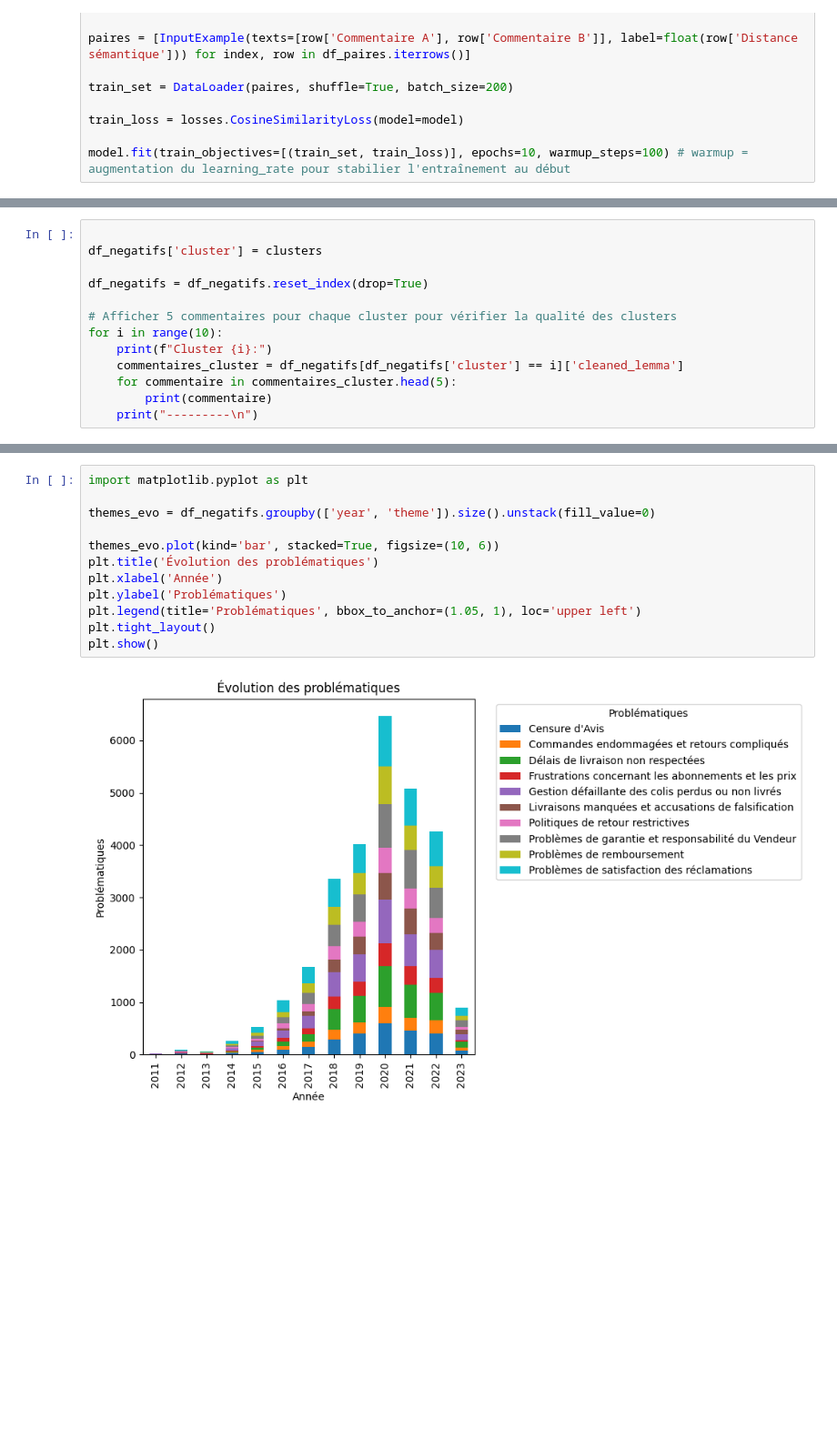
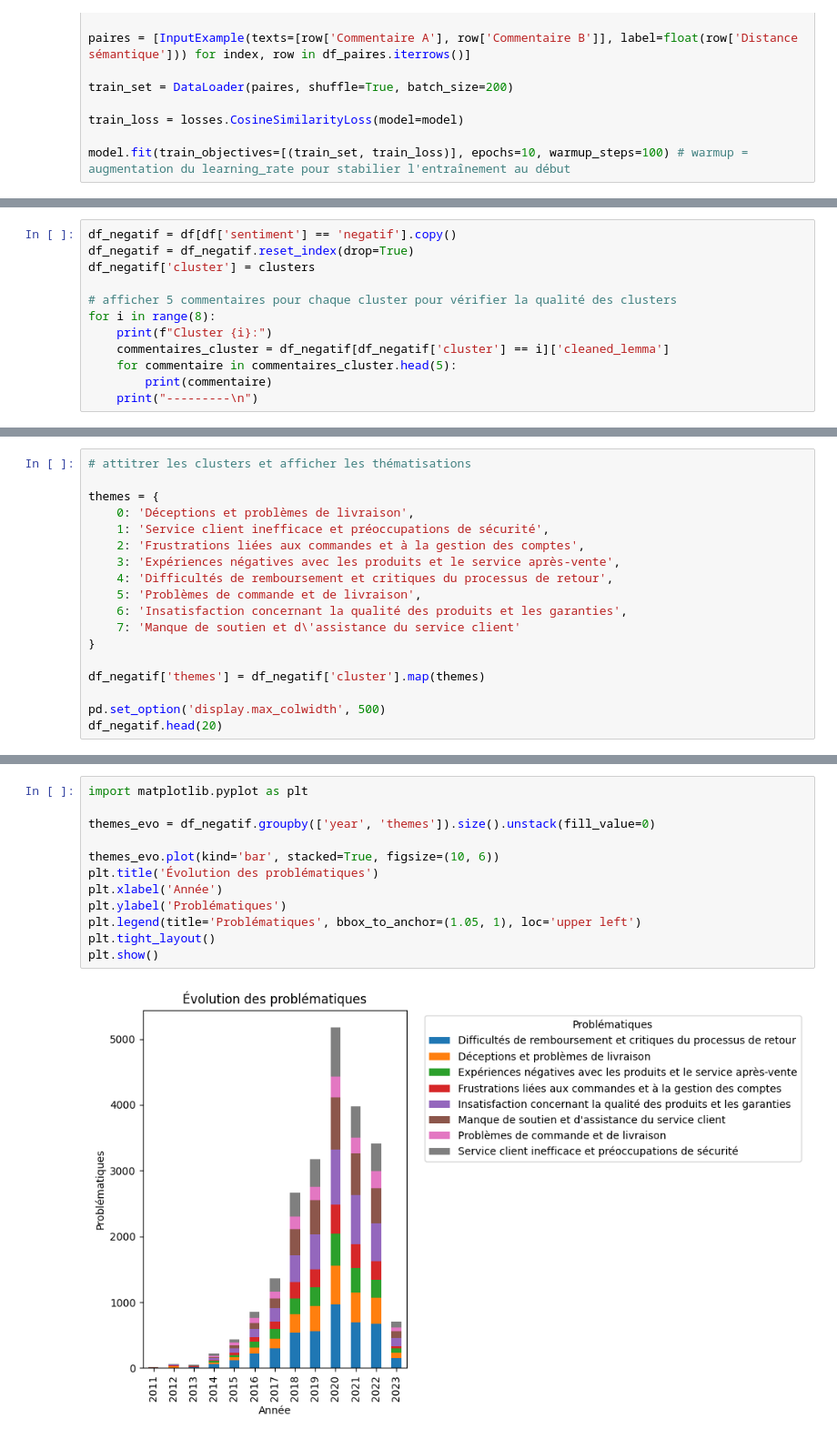
Before and after one commit to Jojocko/NLP-projects-, a Jupyter notebook: Supply_chain_transformer.ipynb, the cells around one changed output, grey strips where cells are left out. Shown: that part at 91% size. Cells and saved outputs as stored; diff of their text form; blank space fills up the shorter version.

```diff
--- a/Supply_chain_transformer.ipynb
+++ b/Supply_chain_transformer.ipynb
@@ -205,15 +191,14 @@ embeddings_scaled = scaler.fit_transform(embeddings_negatif)
 kmeans = KMeans(n_clusters=10, random_state=42)
 clusters = kmeans.fit_predict(embeddings_scaled)
 # %%
+df_negatif = df[df['sentiment'] == 'negatif'].copy()
+df_negatif = df_negatif.reset_index(drop=True)
+df_negatif['cluster'] = clusters
 
-df_negatifs['cluster'] = clusters
-
-df_negatifs = df_negatifs.reset_index(drop=True)
-
-# Afficher 5 commentaires pour chaque cluster pour vérifier la qualité des clusters
-for i in range(10):
+# afficher 5 commentaires pour chaque cluster pour vérifier la qualité des clusters
+for i in range(8):
     print(f"Cluster {i}:")
-    commentaires_cluster = df_negatifs[df_negatifs['cluster'] == i]['cleaned_lemma']
+    commentaires_cluster = df_negatif[df_negatif['cluster'] == i]['cleaned_lemma']
     for commentaire in commentaires_cluster.head(5):
         print(commentaire)
     print("---------\n")
@@ -266,0 +223,18 @@ df_negatifs.head(10)
+# %%
+# attitrer les clusters et afficher les thématisations
+
+themes = {
+    0: 'Déceptions et problèmes de livraison',
+    1: 'Service client inefficace et préoccupations de sécurité',
+    2: 'Frustrations liées aux commandes et à la gestion des comptes',
+    3: 'Expériences négatives avec les produits et le service après-vente',
+    4: 'Difficultés de remboursement et critiques du processus de retour',
+    5: 'Problèmes de commande et de livraison',
+    6: 'Insatisfaction concernant la qualité des produits et les garanties',
+    7: 'Manque de soutien et d\'assistance du service client'
+}
+
+df_negatif['themes'] = df_negatif['cluster'].map(themes)
+
+pd.set_option('display.max_colwidth', 500)
+df_negatif.head(20)
@@ -267,15 +259,15 @@ df_negatifs.head(10)
 # %%
 import matplotlib.pyplot as plt
 
-themes_evo = df_negatifs.groupby(['year', 'theme']).size().unstack(fill_value=0)
+themes_evo = df_negatif.groupby(['year', 'themes']).size().unstack(fill_value=0)
 
 themes_evo.plot(kind='bar', stacked=True, figsize=(10, 6))
 plt.title('Évolution des problématiques')
 plt.xlabel('Année')
 plt.ylabel('Problématiques')
 plt.legend(title='Problématiques', bbox_to_anchor=(1.05, 1), loc='upper left')
 plt.tight_layout()
 plt.show()
 # %% [output]
-[figure, old version]
+[figure, new version]
 # %%
```
Also changed, not shown: parts of 6 cells of this notebook.
